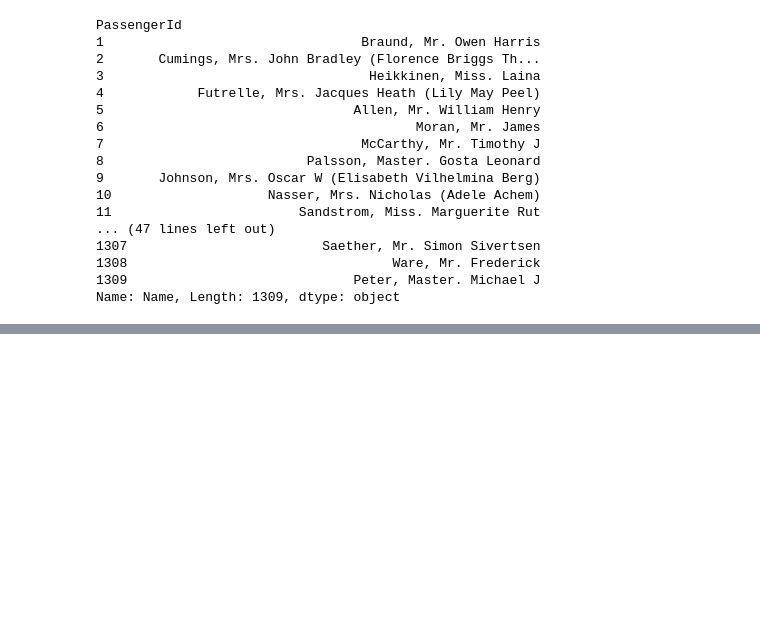
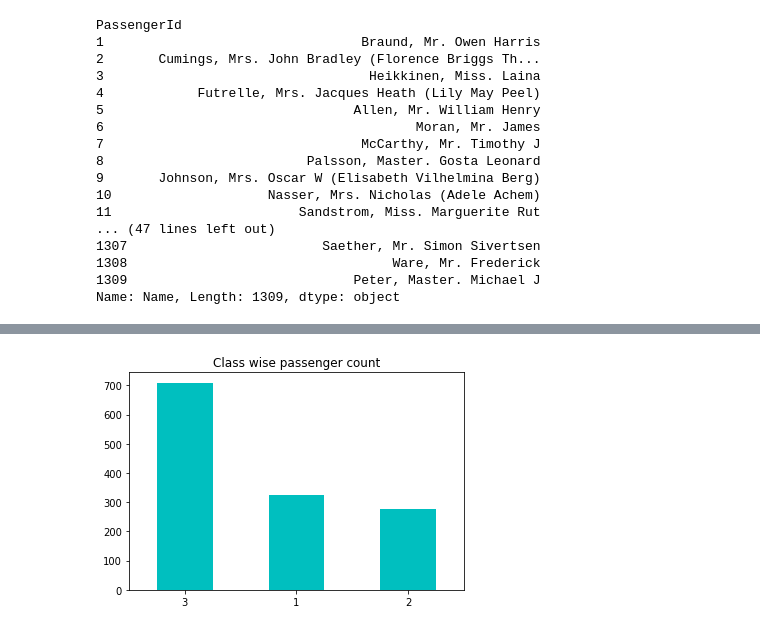
Before and after one commit to graemerenfrew/titanic, a Jupyter notebook: notebooks/2.0-ak-exploring-processing-data.ipynb, the cells around one changed output, grey strips where cells are left out. Cells and saved outputs as stored; diff of their text form; code cells hidden in the pictures; blank space fills up the shorter version.

```diff
--- a/notebooks/2.0-ak-exploring-processing-data.ipynb
+++ b/notebooks/2.0-ak-exploring-processing-data.ipynb
@@ -173,0 +409,5 @@ Name: Name, Length: 1309, dtype: object
+# %%
+df.Pclass.value_counts().plot(kind='bar', rot=0, title='Class wise passenger count', color='c');
+# rot makes the x axis titles straight, ; supresses the matplotlib header, c is cyan, title is obvious
+# %% [output]
+[figure, added]
```
Also changed, not shown: parts of 22 cells of this notebook.
